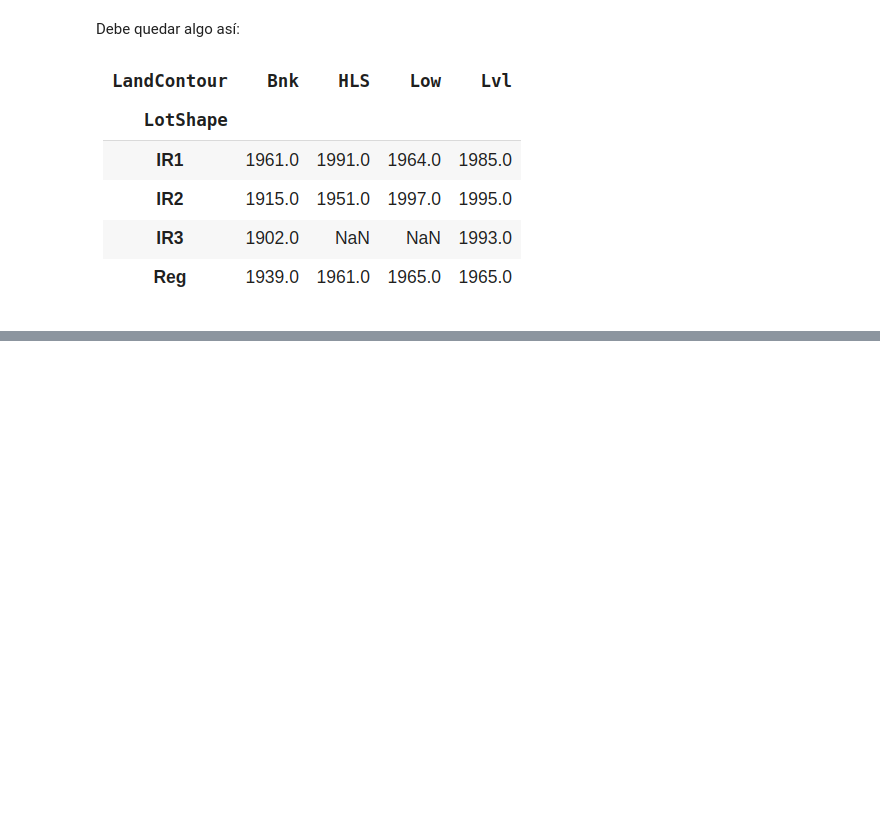
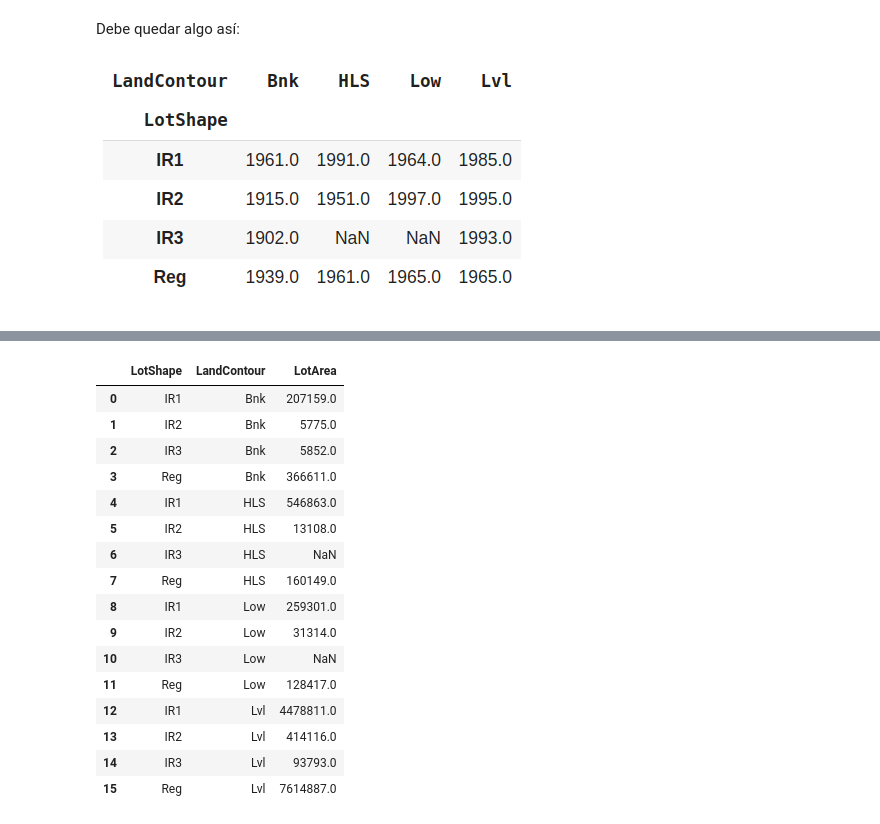
Before and after one commit to amejosecar/ia_dema, a Jupyter notebook: 05_Agregados_y_verticalización/Agregados.ipynb, the cells around one changed output, grey strips where cells are left out. Saved outputs shown, nothing was run; the diff lists cells and outputs as text; code cells hidden in the pictures; blank space fills up the shorter version.

```diff
--- a/05_Agregados_y_verticalización/Agregados.ipynb
+++ b/05_Agregados_y_verticalización/Agregados.ipynb
@@ -553,3 +724,6 @@ SP
   que `LotArea` son los values de la tabla original.
 
 Deshaz esa hipotética verticalización con `pivot`
+# %%
+#SP1 = SP.pivot(index=['LandContour'], columns='LotShape', values='LotArea').reset_index()
+SP1 = SP.pivot(index='LotShape',columns='LandContour',values='LotArea')
@@ -559,0 +761,2 @@ Debe quedar algo así:
+# %%
+SP2 = SP1.reset_index()
@@ -559,0 +771,20 @@ Debe quedar algo así:
+# %%
+SP2.melt(id_vars=['LotShape'], var_name='LandContour', value_name='LotArea')
+# %% [output]
+|  | LotShape | LandContour | LotArea |
+| 0 | IR1 | Bnk | 207159.0 |
+| 1 | IR2 | Bnk | 5775.0 |
+| 2 | IR3 | Bnk | 5852.0 |
+| 3 | Reg | Bnk | 366611.0 |
+| 4 | IR1 | HLS | 546863.0 |
+| 5 | IR2 | HLS | 13108.0 |
+| 6 | IR3 | HLS | NaN |
+| 7 | Reg | HLS | 160149.0 |
+| 8 | IR1 | Low | 259301.0 |
+| 9 | IR2 | Low | 31314.0 |
+| 10 | IR3 | Low | NaN |
+| 11 | Reg | Low | 128417.0 |
+| 12 | IR1 | Lvl | 4478811.0 |
+| 13 | IR2 | Lvl | 414116.0 |
+| 14 | IR3 | Lvl | 93793.0 |
+| 15 | Reg | Lvl | 7614887.0 |
```
Also changed, not shown: parts of 55 cells of this notebook, 2 other files.
